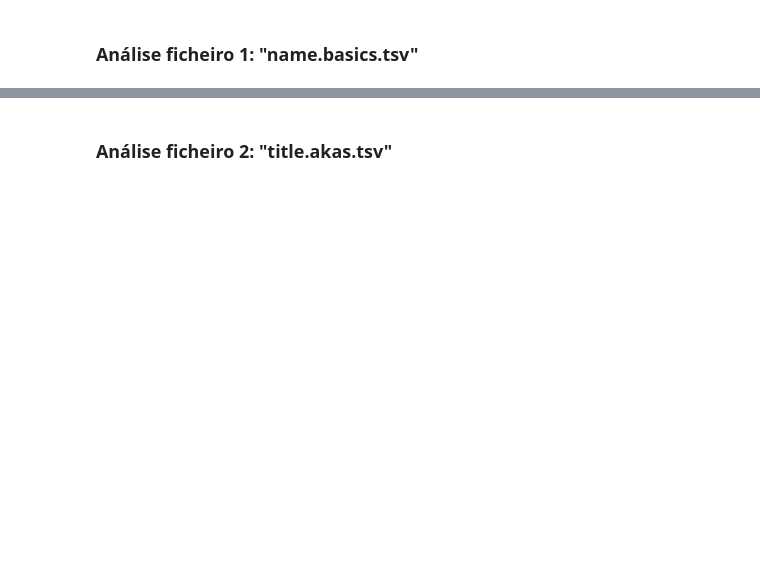
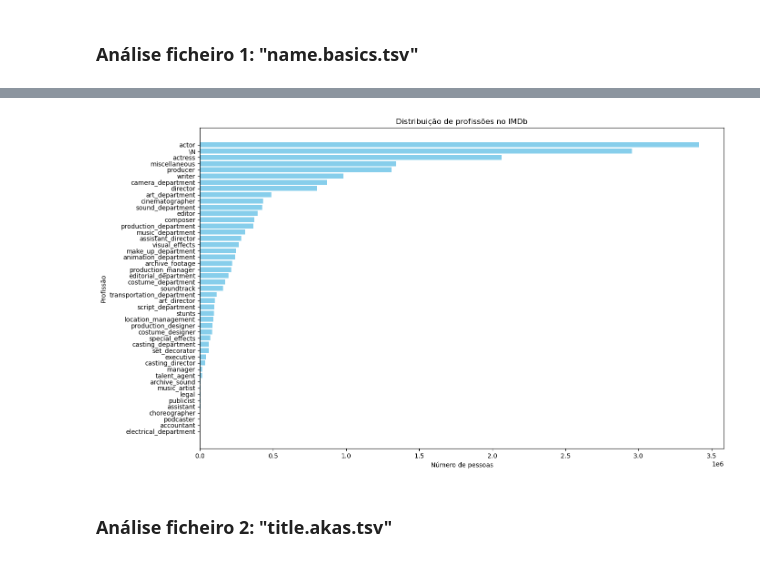
Before and after one commit to sergiopatinha/BigDataFoundations, a Jupyter notebook: notebooks/1.7 - Data Enrichment.ipynb, the cells around one changed output, grey strips where cells are left out. Drawn from its saved outputs; the diff is of its cells as text; code cells hidden in the pictures; blank space fills up the shorter version.

```diff
--- a/notebooks/1.7 - Data Enrichment.ipynb
+++ b/notebooks/1.7 - Data Enrichment.ipynb
@@ -9,7 +9,9 @@ import matplotlib.pyplot as plt
 import numpy as np
 
 # cria ou liga se já existir:
-con = duckdb.connect("movielens100K.duckdb")
+#con = duckdb.connect("movielens100K.duckdb")
+#criamos um ficheiro duckdb diferent porque se calhar nem todas as tabelas irão ser juntas às tabelas do movielens
+con = duckdb.connect("imdb_dataset.duckdb")
 # %%
 IMDB_DIR = Path("..") / "data" / "Imdb"
 IMDB_DIR
@@ -28,3 +104,30 @@ con.sql("SELECT * FROM imdb_name_basics LIMIT 10").df()
+# %%
+import matplotlib.pyplot as plt
+
+# obter dados da query
+df_prof = con.sql("""
+SELECT
+    profession,
+    COUNT(*) AS total
+FROM (
+    SELECT unnest(string_split(primaryProfession, ',')) AS profession
+    FROM imdb_name_basics
+)
+GROUP BY profession
+ORDER BY total DESC
+""").df()
+
+# gráfico
+plt.figure(figsize=(14, 8))
+plt.barh(df_prof["profession"], df_prof["total"], color="skyblue")
+plt.xlabel("Número de pessoas")
+plt.ylabel("Profissão")
+plt.title("Distribuição de profissões no IMDb")
+plt.gca().invert_yaxis()  # para mostrar a profissão mais comum no topo
+plt.tight_layout()
+plt.show()
+# %% [output]
+[figure, added]
 # %% [markdown]
 ### Análise ficheiro 2: "title.akas.tsv"
 # %%
```
Also changed, not shown: parts of 21 cells of this notebook, 6 other files.
